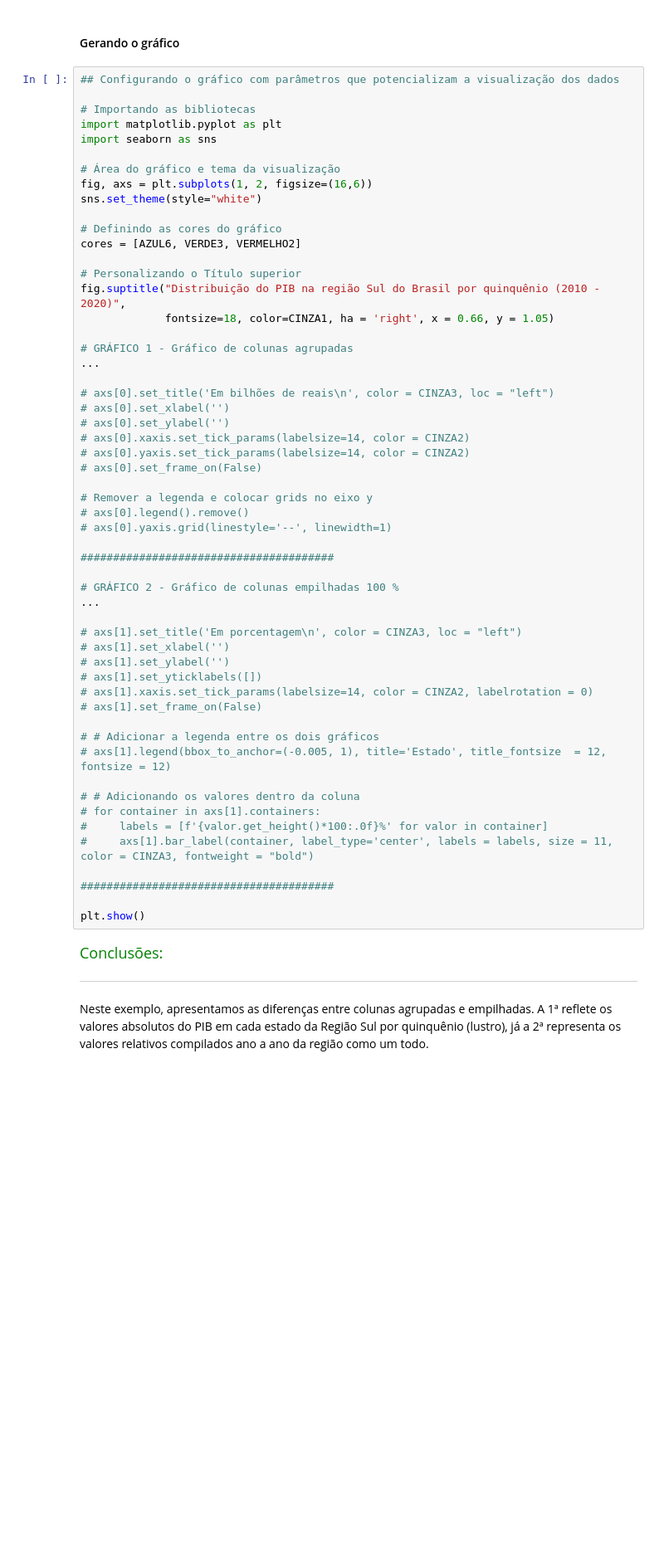
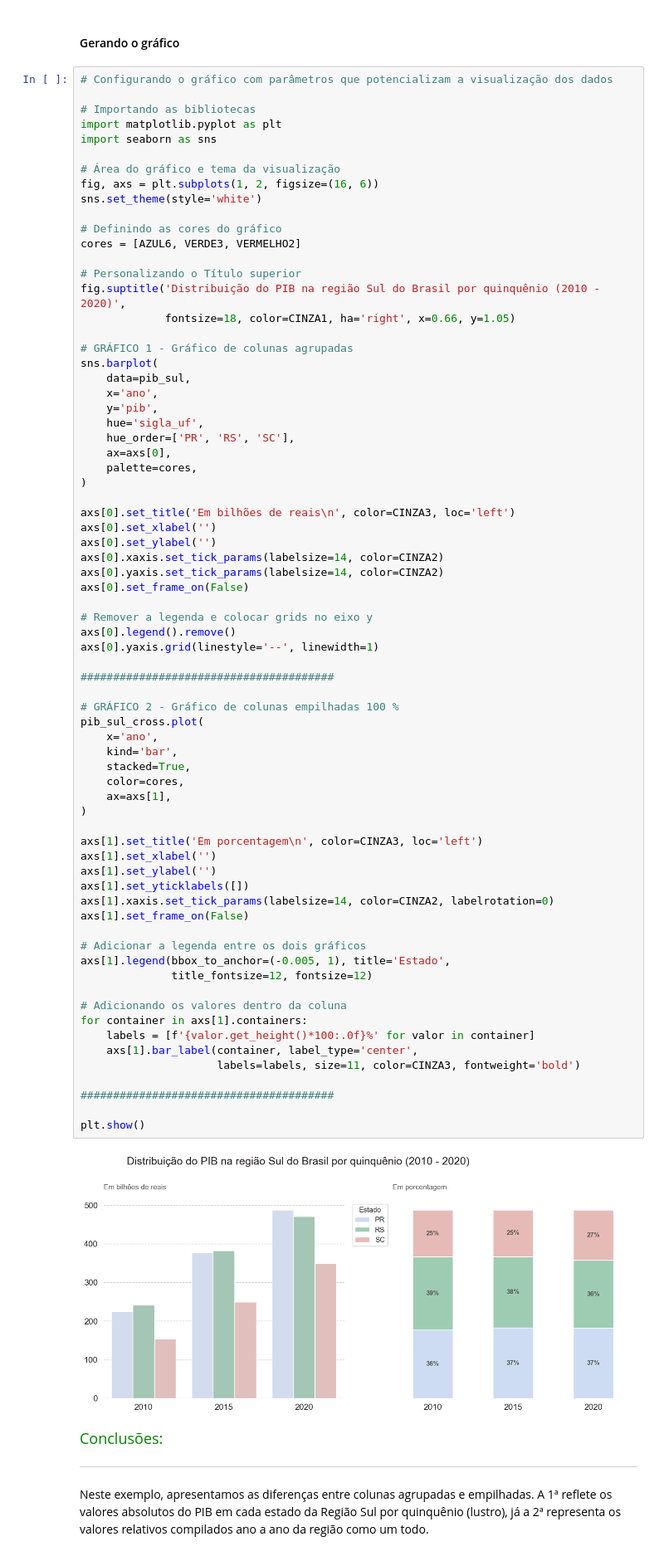
Before and after one commit to juliogazoli/alura-data-visualization-python-graficos-de-composicao-e-relacionamento, a Jupyter notebook: Projeto Inicial - Data Visualization_ gráficos de composição e relacionamento.ipynb, the cells around one changed output. Shown at 83% size. Cells and saved outputs as stored; diff of their text form; blank space fills up the shorter version.

Commit message:
Gráfico de barras empilhadas

```diff
--- a/Projeto Inicial - Data Visualization_ gráficos de composição e relacionamento.ipynb
+++ b/Projeto Inicial - Data Visualization_ gráficos de composição e relacionamento.ipynb
@@ -720,60 +720,78 @@ pib_sul_cross
 # %% [markdown]
 #### Gerando o gráfico
 # %%
-## Configurando o gráfico com parâmetros que potencializam a visualização dos dados
+# Configurando o gráfico com parâmetros que potencializam a visualização dos dados
 
 # Importando as bibliotecas
 import matplotlib.pyplot as plt
 import seaborn as sns
 
 # Área do gráfico e tema da visualização
-fig, axs = plt.subplots(1, 2, figsize=(16,6))
-sns.set_theme(style="white")
+fig, axs = plt.subplots(1, 2, figsize=(16, 6))
+sns.set_theme(style='white')
 
 # Definindo as cores do gráfico
 cores = [AZUL6, VERDE3, VERMELHO2]
 
 # Personalizando o Título superior
-fig.suptitle("Distribuição do PIB na região Sul do Brasil por quinquênio (2010 - 2020)",
-             fontsize=18, color=CINZA1, ha = 'right', x = 0.66, y = 1.05)
+fig.suptitle('Distribuição do PIB na região Sul do Brasil por quinquênio (2010 - 2020)',
+             fontsize=18, color=CINZA1, ha='right', x=0.66, y=1.05)
 
 # GRÁFICO 1 - Gráfico de colunas agrupadas
-...
+sns.barplot(
+    data=pib_sul,
+    x='ano',
+    y='pib',
+    hue='sigla_uf',
+    hue_order=['PR', 'RS', 'SC'],
+    ax=axs[0],
+    palette=cores,
+)
 
-# axs[0].set_title('Em bilhões de reais\n', color = CINZA3, loc = "left")
-# axs[0].set_xlabel('')
-# axs[0].set_ylabel('')
-# axs[0].xaxis.set_tick_params(labelsize=14, color = CINZA2)
-# axs[0].yaxis.set_tick_params(labelsize=14, color = CINZA2)
-# axs[0].set_frame_on(False)
+axs[0].set_title('Em bilhões de reais\n', color=CINZA3, loc='left')
+axs[0].set_xlabel('')
+axs[0].set_ylabel('')
+axs[0].xaxis.set_tick_params(labelsize=14, color=CINZA2)
+axs[0].yaxis.set_tick_params(labelsize=14, color=CINZA2)
+axs[0].set_frame_on(False)
 
 # Remover a legenda e colocar grids no eixo y
-# axs[0].legend().remove()
-# axs[0].yaxis.grid(linestyle='--', linewidth=1)
+axs[0].legend().remove()
+axs[0].yaxis.grid(linestyle='--', linewidth=1)
 
 #######################################
 
 # GRÁFICO 2 - Gráfico de colunas empilhadas 100 %
-...
+pib_sul_cross.plot(
+    x='ano',
+    kind='bar',
+    stacked=True,
+    color=cores,
+    ax=axs[1],
+)
 
-# axs[1].set_title('Em porcentagem\n', color = CINZA3, loc = "left")
-# axs[1].set_xlabel('')
-# axs[1].set_ylabel('')
-# axs[1].set_yticklabels([])
-# axs[1].xaxis.set_tick_params(labelsize=14, color = CINZA2, labelrotation = 0)
-# axs[1].set_frame_on(False)
+axs[1].set_title('Em porcentagem\n', color=CINZA3, loc='left')
+axs[1].set_xlabel('')
+axs[1].set_ylabel('')
+axs[1].set_yticklabels([])
+axs[1].xaxis.set_tick_params(labelsize=14, color=CINZA2, labelrotation=0)
+axs[1].set_frame_on(False)
 
-# # Adicionar a legenda entre os dois gráficos
-# axs[1].legend(bbox_to_anchor=(-0.005, 1), title='Estado', title_fontsize  = 12, fontsize = 12)
+# Adicionar a legenda entre os dois gráficos
+axs[1].legend(bbox_to_anchor=(-0.005, 1), title='Estado',
+              title_fontsize=12, fontsize=12)
 
-# # Adicionando os valores dentro da coluna
-# for container in axs[1].containers:
-#     labels = [f'{valor.get_height()*100:.0f}%' for valor in container]
-#     axs[1].bar_label(container, label_type='center', labels = labels, size = 11, color = CINZA3, fontweight = "bold")
+# Adicionando os valores dentro da coluna
+for container in axs[1].containers:
+    labels = [f'{valor.get_height()*100:.0f}%' for valor in container]
+    axs[1].bar_label(container, label_type='center',
+                     labels=labels, size=11, color=CINZA3, fontweight='bold')
 
 #######################################
 
 plt.show()
+# %% [output]
+[figure, added]
 # %% [markdown]
 <font color=green size=4> Conclusões: </font>
 
```
Also changed, not shown: parts of 3 cells of this notebook.
